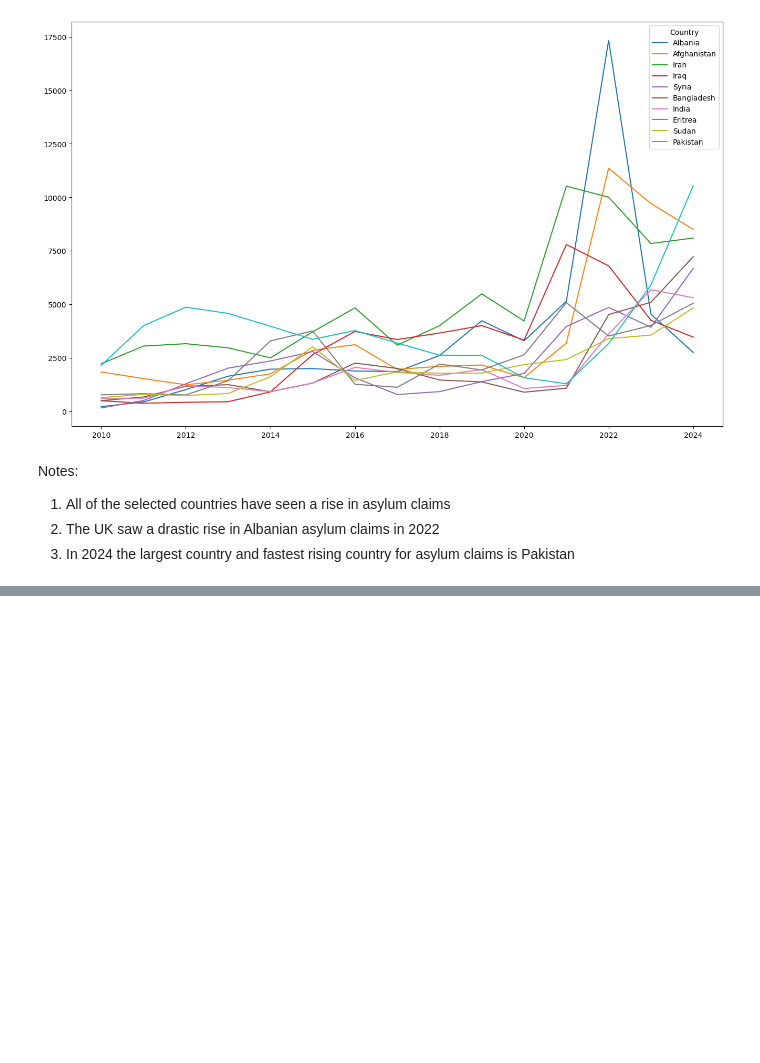
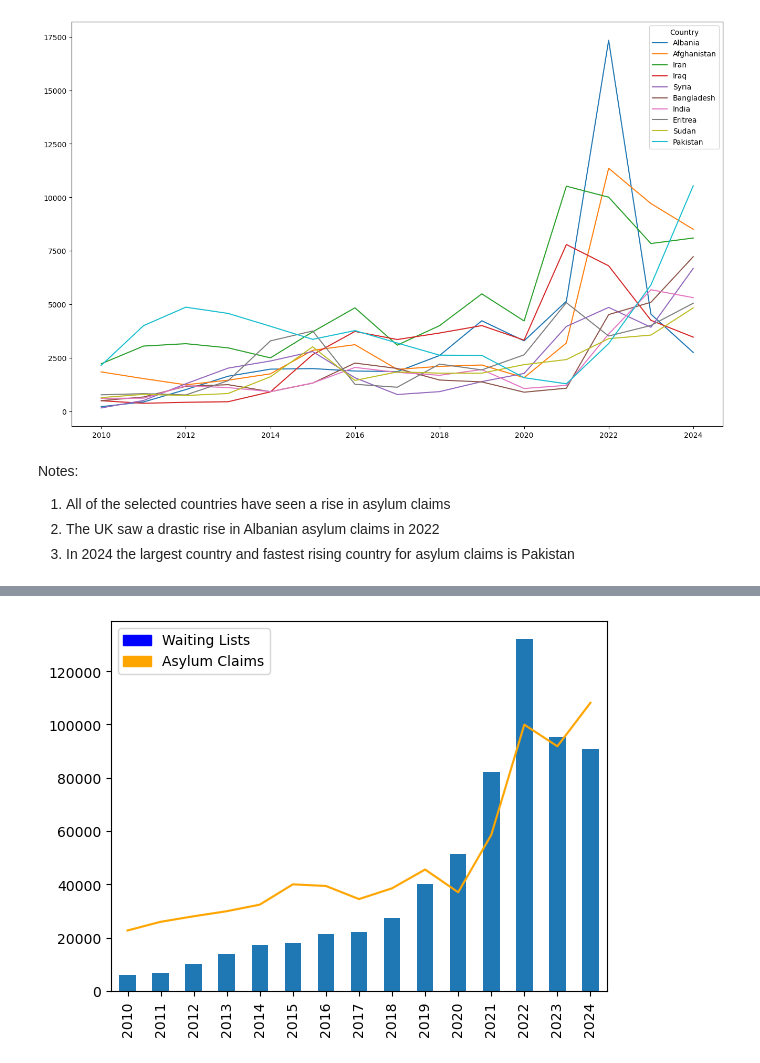
Before and after one commit to esencela/uk-immigration-data-analysis, a Jupyter notebook: notebooks/asylum-exploratory-data-analysis.ipynb, the cells around one changed output, grey strips where cells are left out. Drawn from its saved outputs; the diff is of its cells as text; code cells hidden in the pictures; blank space fills up the shorter version.

Commit message:
imported and cleaned asylum grant rate data

```diff
--- a/notebooks/asylum-exploratory-data-analysis.ipynb
+++ b/notebooks/asylum-exploratory-data-analysis.ipynb
@@ -52,3 +52,6 @@ Notes:
 1. All of the selected countries have seen a rise in asylum claims
 2. The UK saw a drastic rise in Albanian asylum claims in 2022
 3. In 2024 the largest country and fastest rising country for asylum claims is Pakistan
+# %%
+df_wait = pd.read_csv('../data/asylum-waiting-periods.csv')
+df_wait
@@ -54,0 +77,12 @@ Notes:
+# %%
+df_country['Total'].plot(kind='line', color='orange')
+df_wait['Awaiting initial decision'].plot(kind='bar')
+plt.xticks(np.arange(15),
+           labels=['2010', '2011', '2012', '2013', '2014', '2015', '2016', '2017', '2018', '2019', '2020', '2021', '2022', '2023', '2024'],
+           rotation=90)
+blue_patch = mpatches.Patch(color='blue', label='Waiting Lists')
+orange_patch = mpatches.Patch(color='orange', label='Asylum Claims')
+plt.legend(handles=[blue_patch, orange_patch])
+plt.show()
+# %% [output]
+[figure, added]
```
Also changed, not shown: parts of 6 cells of this notebook, 2 other files.
